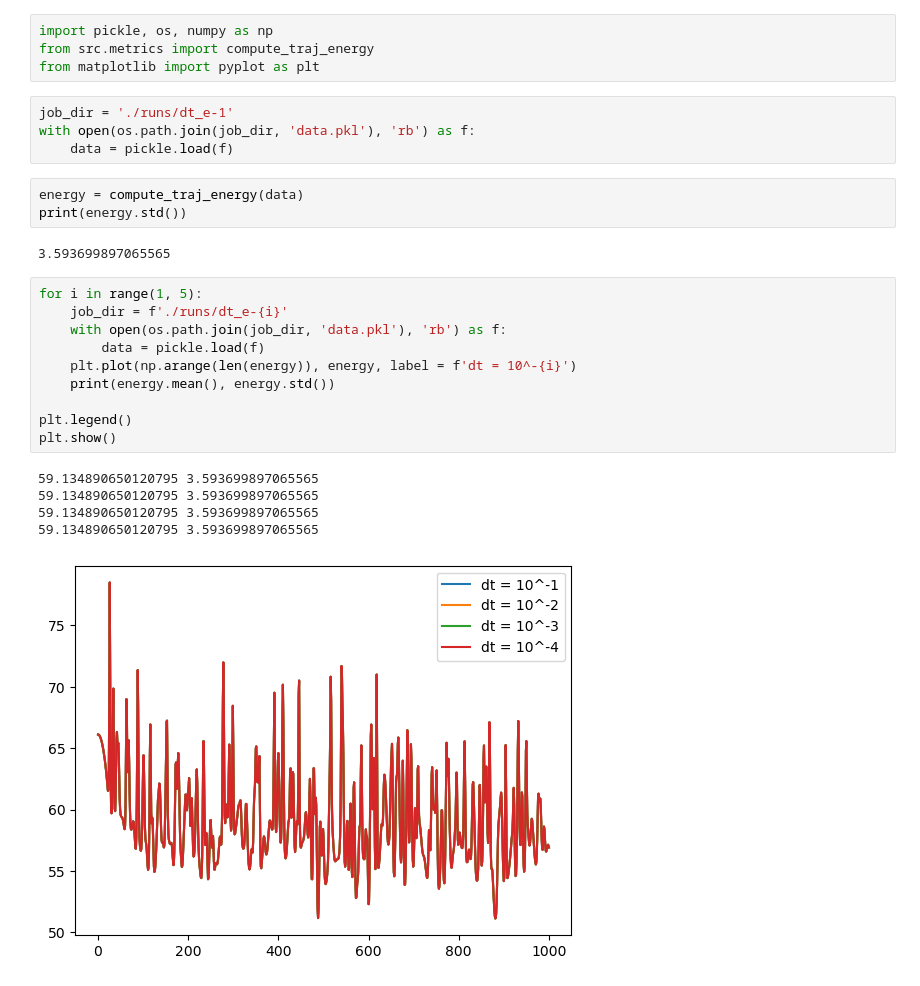
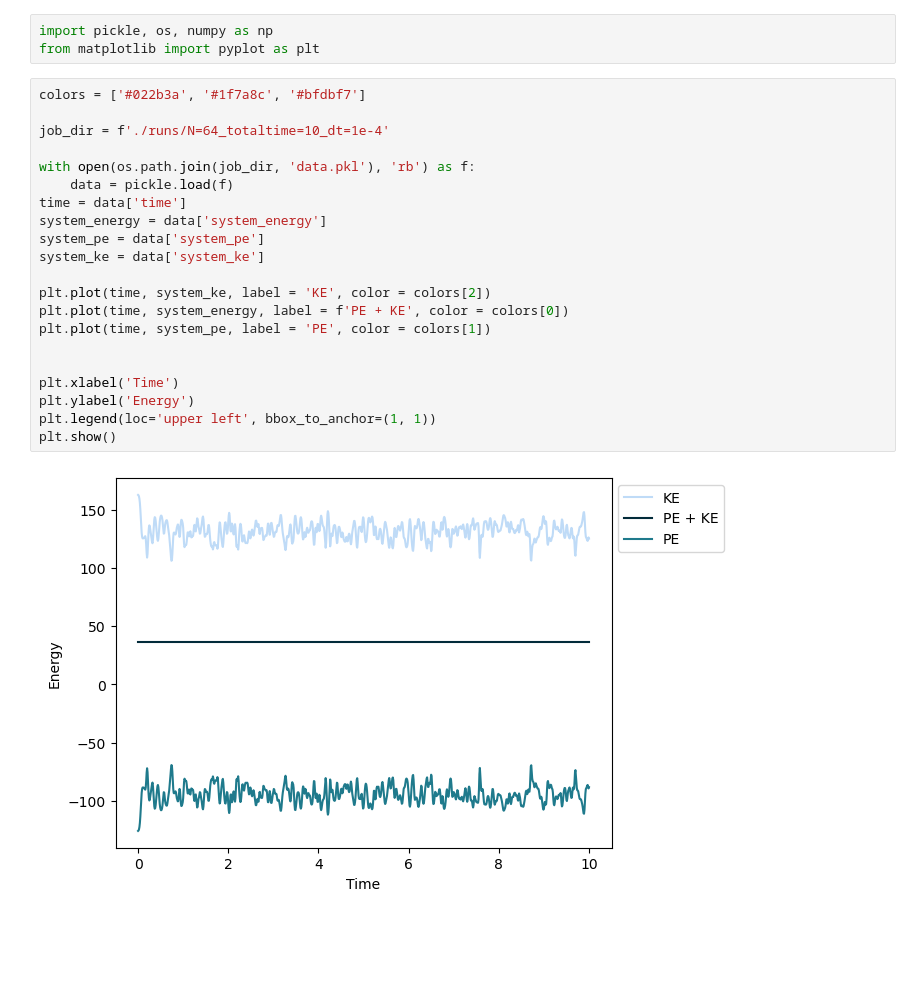
Before and after one commit to pjeong3120/md_engine, a Jupyter notebook: energy_conservation.ipynb, the cells around one changed output. Saved outputs shown, nothing was run; the diff lists cells and outputs as text; blank space fills up the shorter version.

Commit message:
Some minor changes for main.py to reflect reproducibility. Energy conservation has been demonstrated

```diff
--- a/energy_conservation.ipynb
+++ b/energy_conservation.ipynb
@@ -1,29 +1,26 @@
 # %%
 import pickle, os, numpy as np
-from src.metrics import compute_traj_energy
 from matplotlib import pyplot as plt
-# %%
-job_dir = './runs/dt_e-1'
-with open(os.path.join(job_dir, 'data.pkl'), 'rb') as f:
-    data = pickle.load(f)
-# %%
-energy = compute_traj_energy(data)
-print(energy.std())
-# %% [output]
-3.593699897065565
 # %%
-for i in range(1, 5):
-    job_dir = f'./runs/dt_e-{i}'
-    with open(os.path.join(job_dir, 'data.pkl'), 'rb') as f:
-        data = pickle.load(f)
-    plt.plot(np.arange(len(energy)), energy, label = f'dt = 10^-{i}')
-    print(energy.mean(), energy.std())
+colors = ['#022b3a', '#1f7a8c', '#bfdbf7']
 
-plt.legend()
+job_dir = f'./runs/N=64_totaltime=10_dt=1e-4'
+
+with open(os.path.join(job_dir, 'data.pkl'), 'rb') as f:
+    data = pickle.load(f)
+time = data['time']
+system_energy = data['system_energy']
+system_pe = data['system_pe']
+system_ke = data['system_ke']
+
+plt.plot(time, system_ke, label = 'KE', color = colors[2])
+plt.plot(time, system_energy, label = f'PE + KE', color = colors[0])
+plt.plot(time, system_pe, label = 'PE', color = colors[1])
+
+
+plt.xlabel('Time')
+plt.ylabel('Energy')
+plt.legend(loc='upper left', bbox_to_anchor=(1, 1))
 plt.show()
 # %% [output]
-59.134890650120795 3.593699897065565
-59.134890650120795 3.593699897065565
-59.134890650120795 3.593699897065565
-59.134890650120795 3.593699897065565
-[figure, old version]
+[figure, new version]
```
Also changed, not shown: parts of 1 cell of this notebook, 1 other file.
